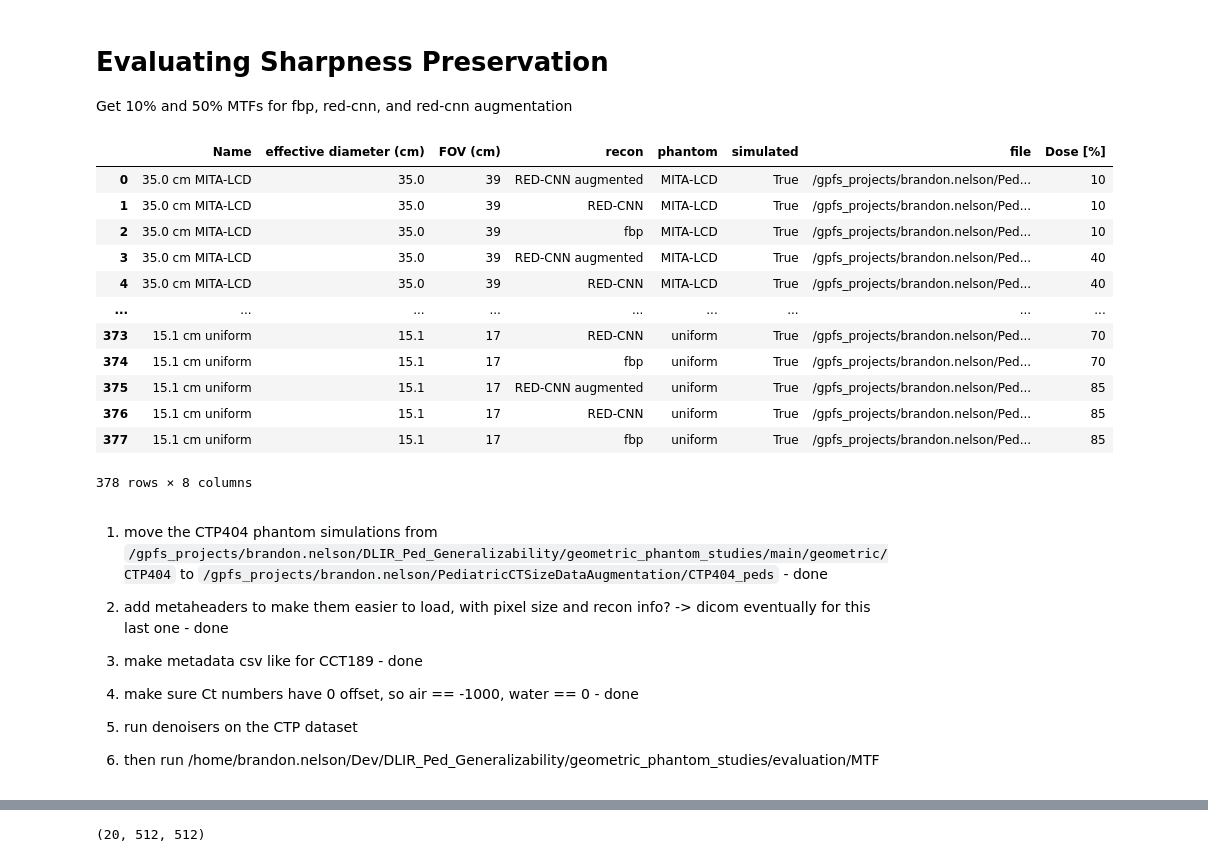
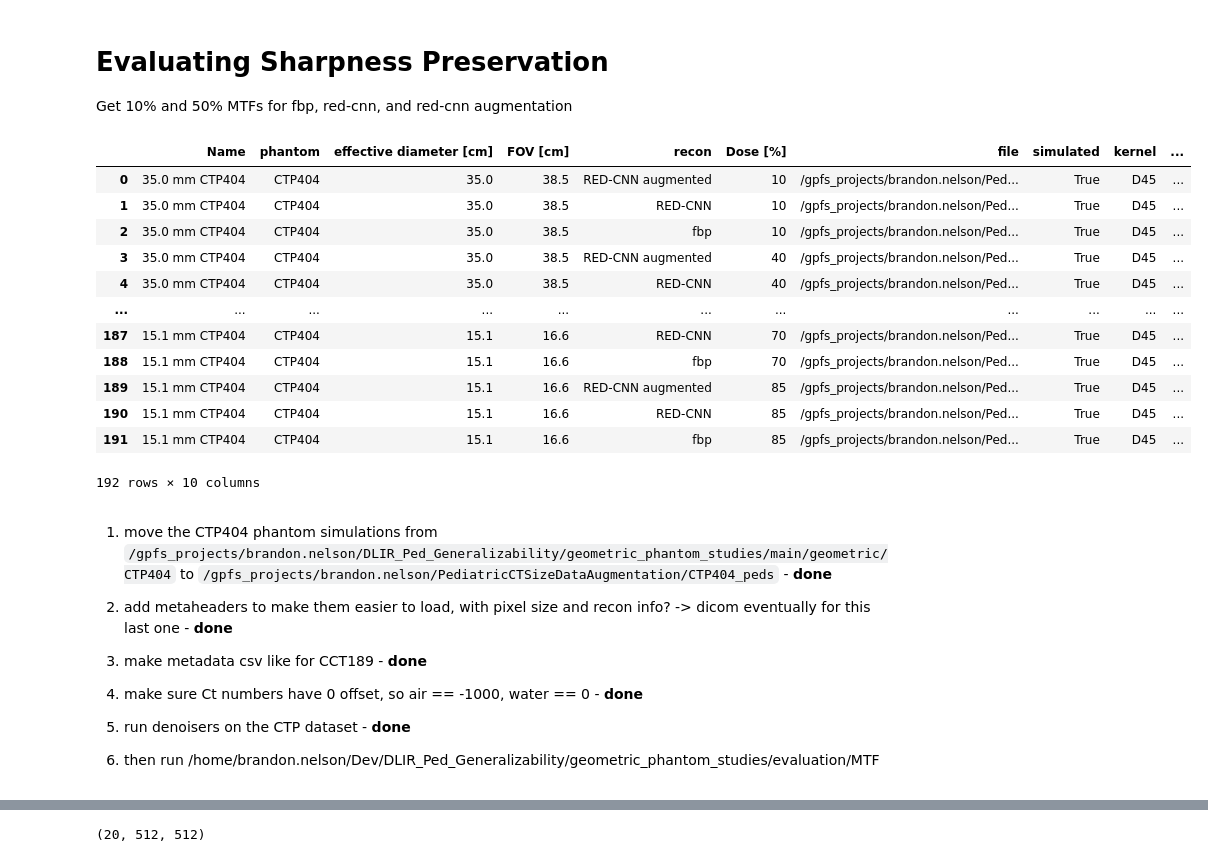
Before and after one commit to brandonjnelsonFDA/pediatric-CT-noise-texture-augmentation, a Jupyter notebook: notebooks/02 Evaluation Results/sharpness preservation.ipynb, the cells around one changed output, grey strips where cells are left out. Saved outputs shown, nothing was run; the diff lists cells and outputs as text; code cells hidden in the pictures.

```diff
--- a/notebooks/02 Evaluation Results/sharpness preservation.ipynb
+++ b/notebooks/02 Evaluation Results/sharpness preservation.ipynb
@@ -10,28 +10,28 @@ import numpy as np
 import pandas as pd
 # %%
 base_dir = Path('/gpfs_projects/brandon.nelson/PediatricCTSizeDataAugmentation')
-phantom_dir = base_dir / 'CCT189_peds'
-phantom_meta = pd.read_csv(phantom_dir / 'metadata.csv')
-phantom_meta
+phantom_dir = base_dir / 'CTP404_peds'
+meta = pd.read_csv(phantom_dir / 'metadata.csv')
+meta
 # %% [output]
-|  | Name | effective diameter (cm) | FOV (cm) | recon | phantom | simulated | file | Dose [%] |
-| 0 | 35.0 cm MITA-LCD | 35.0 | 39 | RED-CNN augmented | MITA-LCD | True | /gpfs_projects/brandon.nelson/Ped... | 10 |
-| 1 | 35.0 cm MITA-LCD | 35.0 | 39 | RED-CNN | MITA-LCD | True | /gpfs_projects/brandon.nelson/Ped... | 10 |
-| 2 | 35.0 cm MITA-LCD | 35.0 | 39 | fbp | MITA-LCD | True | /gpfs_projects/brandon.nelson/Ped... | 10 |
-| 3 | 35.0 cm MITA-LCD | 35.0 | 39 | RED-CNN augmented | MITA-LCD | True | /gpfs_projects/brandon.nelson/Ped... | 40 |
-| 4 | 35.0 cm MITA-LCD | 35.0 | 39 | RED-CNN | MITA-LCD | True | /gpfs_projects/brandon.nelson/Ped... | 40 |
-| ... | ... | ... | ... | ... | ... | ... | ... | ... |
-| 373 | 15.1 cm uniform | 15.1 | 17 | RED-CNN | uniform | True | /gpfs_projects/brandon.nelson/Ped... | 70 |
-| 374 | 15.1 cm uniform | 15.1 | 17 | fbp | uniform | True | /gpfs_projects/brandon.nelson/Ped... | 70 |
-| 375 | 15.1 cm uniform | 15.1 | 17 | RED-CNN augmented | uniform | True | /gpfs_projects/brandon.nelson/Ped... | 85 |
-| 376 | 15.1 cm uniform | 15.1 | 17 | RED-CNN | uniform | True | /gpfs_projects/brandon.nelson/Ped... | 85 |
-| 377 | 15.1 cm uniform | 15.1 | 17 | fbp | uniform | True | /gpfs_projects/brandon.nelson/Ped... | 85 |
+|  | Name | phantom | effective diameter [cm] | FOV [cm] | recon | Dose [%] | file | simulated | kernel | ... |
+| 0 | 35.0 mm CTP404 | CTP404 | 35.0 | 38.5 | RED-CNN augmented | 10 | /gpfs_projects/brandon.nelson/Ped... | True | D45 | ... |
+| 1 | 35.0 mm CTP404 | CTP404 | 35.0 | 38.5 | RED-CNN | 10 | /gpfs_projects/brandon.nelson/Ped... | True | D45 | ... |
+| 2 | 35.0 mm CTP404 | CTP404 | 35.0 | 38.5 | fbp | 10 | /gpfs_projects/brandon.nelson/Ped... | True | D45 | ... |
+| 3 | 35.0 mm CTP404 | CTP404 | 35.0 | 38.5 | RED-CNN augmented | 40 | /gpfs_projects/brandon.nelson/Ped... | True | D45 | ... |
+| 4 | 35.0 mm CTP404 | CTP404 | 35.0 | 38.5 | RED-CNN | 40 | /gpfs_projects/brandon.nelson/Ped... | True | D45 | ... |
+| ... | ... | ... | ... | ... | ... | ... | ... | ... | ... | ... |
+| 187 | 15.1 mm CTP404 | CTP404 | 15.1 | 16.6 | RED-CNN | 70 | /gpfs_projects/brandon.nelson/Ped... | True | D45 | ... |
+| 188 | 15.1 mm CTP404 | CTP404 | 15.1 | 16.6 | fbp | 70 | /gpfs_projects/brandon.nelson/Ped... | True | D45 | ... |
+| 189 | 15.1 mm CTP404 | CTP404 | 15.1 | 16.6 | RED-CNN augmented | 85 | /gpfs_projects/brandon.nelson/Ped... | True | D45 | ... |
+| 190 | 15.1 mm CTP404 | CTP404 | 15.1 | 16.6 | RED-CNN | 85 | /gpfs_projects/brandon.nelson/Ped... | True | D45 | ... |
+| 191 | 15.1 mm CTP404 | CTP404 | 15.1 | 16.6 | fbp | 85 | /gpfs_projects/brandon.nelson/Ped... | True | D45 | ... |
-378 rows × 8 columns
+192 rows × 10 columns
 # %% [markdown]
-1. move the CTP404 phantom simulations from `/gpfs_projects/brandon.nelson/DLIR_Ped_Generalizability/geometric_phantom_studies/main/geometric/CTP404` to `/gpfs_projects/brandon.nelson/PediatricCTSizeDataAugmentation/CTP404_peds` - done
-2. add metaheaders to make them easier to load, with pixel size and recon info? -> dicom eventually for this last one - done
-3. make metadata csv like for CCT189 - done
+1. move the CTP404 phantom simulations from `/gpfs_projects/brandon.nelson/DLIR_Ped_Generalizability/geometric_phantom_studies/main/geometric/CTP404` to `/gpfs_projects/brandon.nelson/PediatricCTSizeDataAugmentation/CTP404_peds` - **done**
+2. add metaheaders to make them easier to load, with pixel size and recon info? -> dicom eventually for this last one - **done**
+3. make metadata csv like for CCT189 - **done**
 
-4. make sure Ct numbers have 0 offset, so air == -1000, water == 0 - done
-5. run denoisers on the CTP dataset
+4. make sure Ct numbers have 0 offset, so air == -1000, water == 0 - **done**
+5. run denoisers on the CTP dataset - **done**
 6. then run /home/brandon.nelson/Dev/DLIR_Ped_Generalizability/geometric_phantom_studies/evaluation/MTF
```
Also changed, not shown: parts of 6 cells of this notebook.
